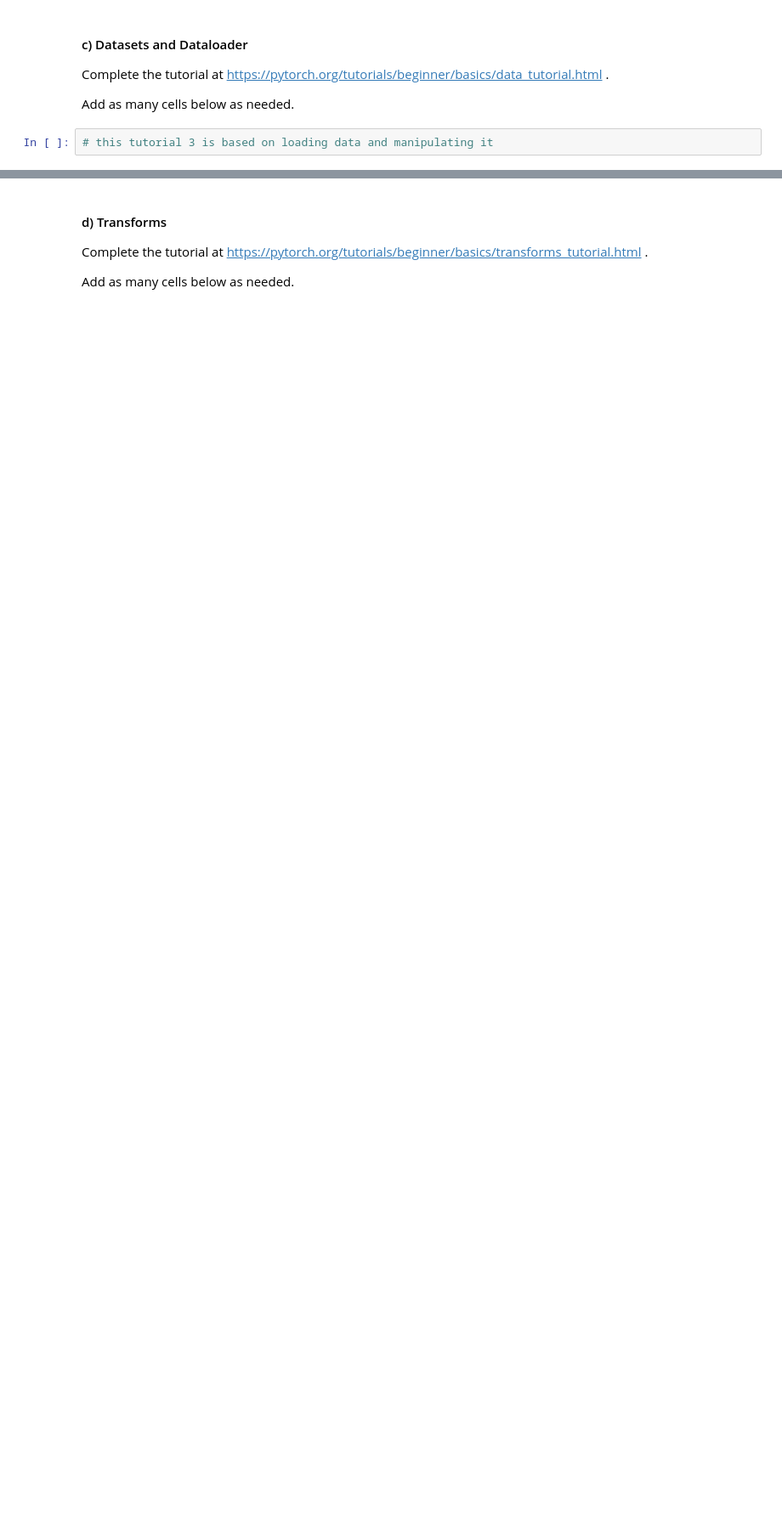
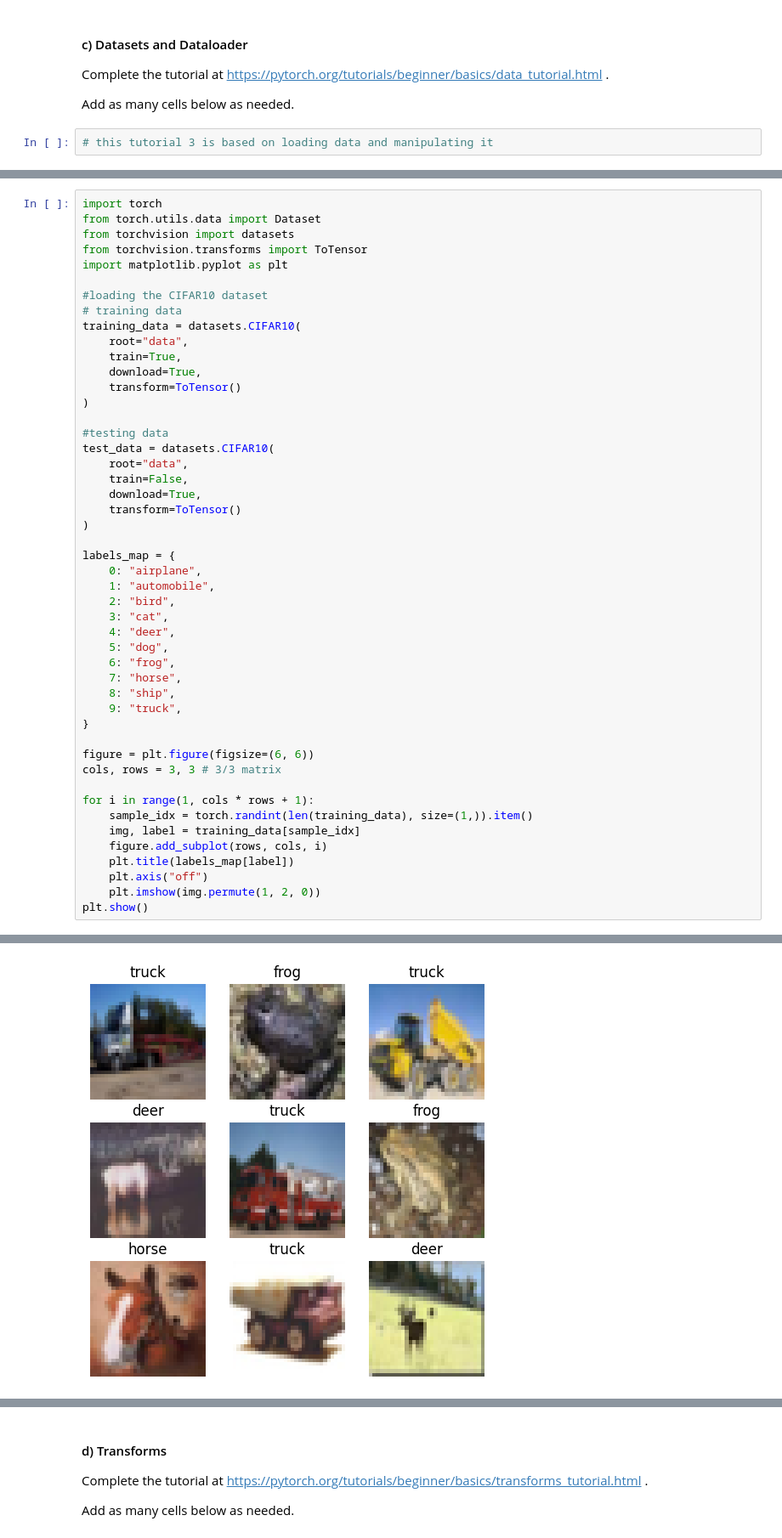
Before and after one commit to Dpakkk/pyTorch, a Jupyter notebook: Assignment2.ipynb, the cells around one changed output, grey strips where cells are left out. Shown at 85% size. Cells and saved outputs as stored; diff of their text form; blank space fills up the shorter version.

```diff
--- a/Assignment2.ipynb
+++ b/Assignment2.ipynb
@@ -376,0 +528,49 @@ Add as many cells below as needed.
+# %%
+import torch
+from torch.utils.data import Dataset
+from torchvision import datasets
+from torchvision.transforms import ToTensor
+import matplotlib.pyplot as plt
+
+#loading the CIFAR10 dataset
+# training data
+training_data = datasets.CIFAR10(
+    root="data",
+    train=True,
+    download=True,
+    transform=ToTensor()
+)
+
+#testing data
+test_data = datasets.CIFAR10(
+    root="data",
+    train=False,
+    download=True,
+    transform=ToTensor()
+)
+
+labels_map = {
+    0: "airplane",
+    1: "automobile",
+    2: "bird",
+    3: "cat",
+    4: "deer",
+    5: "dog",
+    6: "frog",
+    7: "horse",
+    8: "ship",
+    9: "truck",
+}
+
+figure = plt.figure(figsize=(6, 6))
+cols, rows = 3, 3 # 3/3 matrix
+
+for i in range(1, cols * rows + 1):
+    sample_idx = torch.randint(len(training_data), size=(1,)).item()
+    img, label = training_data[sample_idx]
+    figure.add_subplot(rows, cols, i)
+    plt.title(labels_map[label])
+    plt.axis("off")
+    plt.imshow(img.permute(1, 2, 0))
+plt.show()
+# %% [output]
@@ -376,0 +579 @@ Add as many cells below as needed.
+[figure, added]
```
Also changed, not shown: parts of 59 cells of this notebook.
